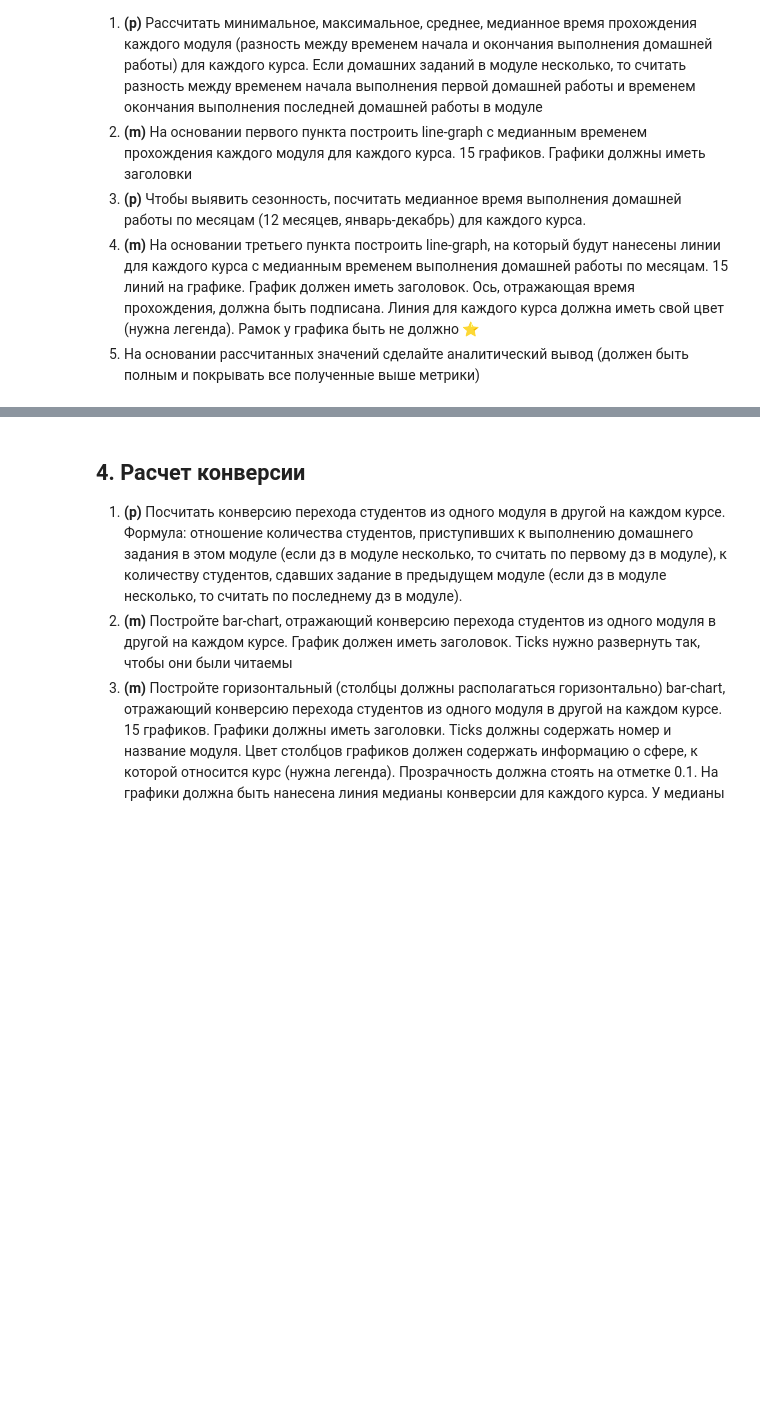
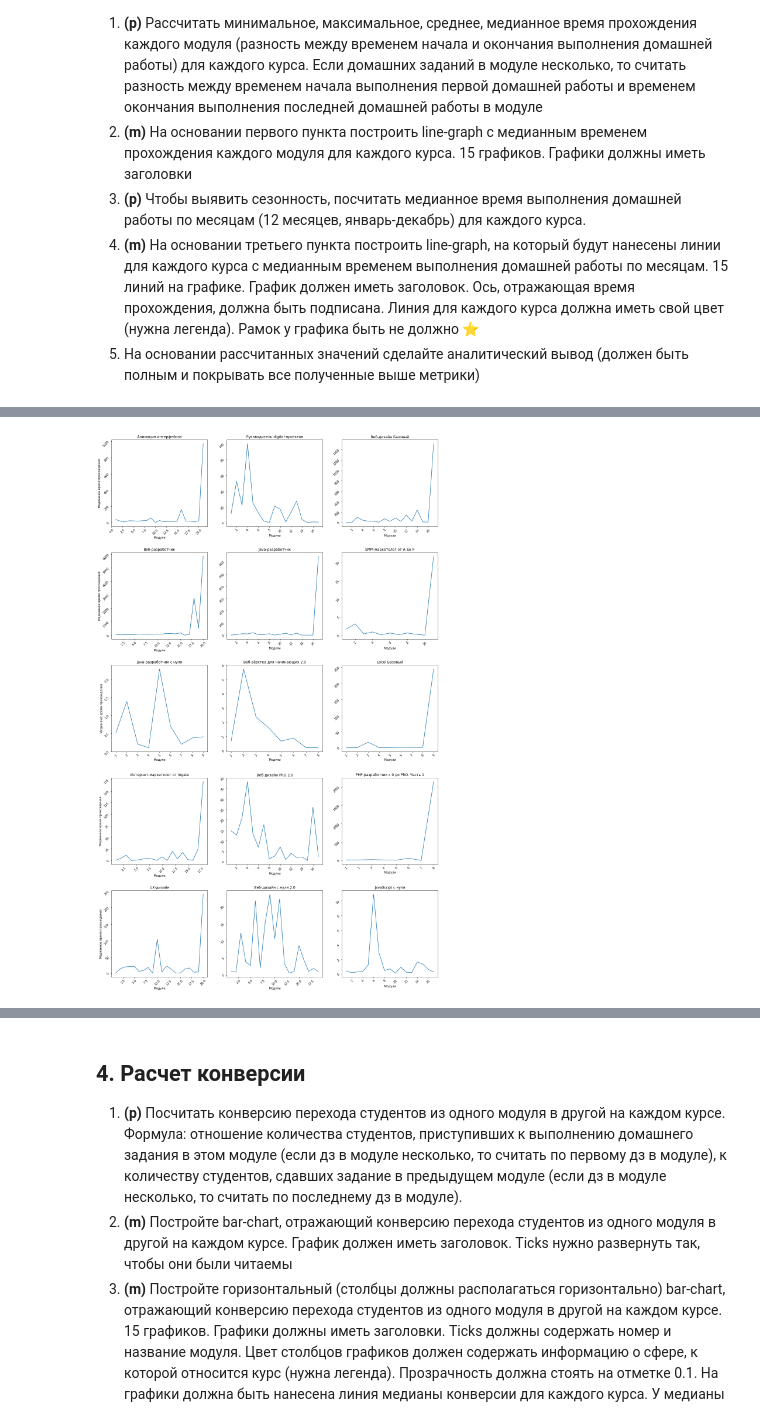
Before and after one commit to Andruxa2102/Study, a Jupyter notebook: Coursework_analytics_1.ipynb, the cells around one changed output, grey strips where cells are left out. Saved outputs shown, nothing was run; the diff lists cells and outputs as text; code cells hidden in the pictures; blank space fills up the shorter version.

```diff
--- a/Coursework_analytics_1.ipynb
+++ b/Coursework_analytics_1.ipynb
@@ -851,2 +841,10 @@ main
 # %%
 ### YOUR CODE HERE ###
+# %%
+temp_df = main[['course_id','title','module_number','module_title','student_id','start_date','finish_date']]
+temp_df['studying_time'] = pd.to_datetime(temp_df.finish_date) - pd.to_datetime(temp_df.start_date)
+temp_df['studying_hours'] = temp_df.studying_time.dt.total_seconds() / 3600
+temp_df = temp_df[temp_df['studying_time'] > pd.Timedelta(minutes=1)]
+
+temp2_df = temp_df.groupby(['course_id','title','module_number','module_title'])['studying_hours']\
+.agg(minimum=min, maximum=max, average=lambda x: x.mean(), mediana=lambda x: x.median())
@@ -852,0 +908,86 @@ main
+# %%
+fig, [[ax0, ax1, ax2], [ax3, ax4, ax5], [ax6, ax7, ax8], [ax9, ax10, ax11], [ax12, ax13, ax14]] \
+= plt.subplots(nrows=5, ncols=3, figsize=(20,20))
+plt.subplots_adjust(left=None, bottom=None, right=None, top=1.4, wspace=None, hspace=.3)
+
+ax0.plot(temp2_df.reset_index()['module_number'][0:21], temp2_df.values[0:21,3])
+ax0.set_ylabel('Медианное время прохождения')
+ax0.set_xlabel('Модули')
+ax0.set_title(temp2_df.reset_index()['title'][0])
+ax0.tick_params(labelrotation=45)
+
+ax1.plot(temp2_df.reset_index()['module_number'][21:38], temp2_df.values[21:38,3])
+ax1.set_xlabel('Модули')
+ax1.set_title(temp2_df.reset_index()['title'][21])
+ax1.tick_params(labelrotation=45)
+
+ax2.plot(temp2_df.reset_index()['module_number'][38:55], temp2_df.values[38:55,3])
+ax2.set_xlabel('Модули')
+ax2.set_title(temp2_df.reset_index()['title'][38])
+ax2.tick_params(labelrotation=45)
+
+ax3.plot(temp2_df.reset_index()['module_number'][55:75], temp2_df.values[55:75,3])
+ax3.set_ylabel('Медианное время прохождения')
+ax3.set_xlabel('Модули')
+ax3.set_title(temp2_df.reset_index()['title'][55])
+ax3.tick_params(labelrotation=45)
+
+ax4.plot(temp2_df.reset_index()['module_number'][75:92], temp2_df.values[75:92,3])
+ax4.set_xlabel('Модули')
+ax4.set_title(temp2_df.reset_index()['title'][75])
+ax4.tick_params(labelrotation=45)
+
+ax5.plot(temp2_df.reset_index()['module_number'][92:103], temp2_df.values[92:103,3])
+ax5.set_xlabel('Модули')
+ax5.set_title(temp2_df.reset_index()['title'][92])
+ax5.tick_params(labelrotation=45)
+
+ax6.plot(temp2_df.reset_index()['module_number'][103:112], temp2_df.values[103:112,3])
+ax6.set_ylabel('Медианное время прохождения')
+ax6.set_xlabel('Модули')
+ax6.set_title(temp2_df.reset_index()['title'][103])
+ax6.tick_params(labelrotation=45)
+
+ax7.plot(temp2_df.reset_index()['module_number'][112:120], temp2_df.values[112:120,3])
+ax7.set_xlabel('Модули')
+ax7.set_title(temp2_df.reset_index()['title'][112])
+ax7.tick_params(labelrotation=45)
+
+ax8.plot(temp2_df.reset_index()['module_number'][120:129], temp2_df.values[120:129,3])
+ax8.set_xlabel('Модули')
+ax8.set_title(temp2_df.reset_index()['title'][120])
+ax8.tick_params(labelrotation=45)
+
+ax9.plot(temp2_df.reset_index()['module_number'][129:147], temp2_df.values[129:147,3])
+ax9.set_xlabel('Модули')
+ax9.set_ylabel('Медианное время прохождения')
+ax9.set_title(temp2_df.reset_index()['title'][129])
+ax9.tick_params(labelrotation=45)
+
+ax10.plot(temp2_df.reset_index()['module_number'][147:164], temp2_df.values[147:164,3])
+ax10.set_xlabel('Модули')
+ax10.set_title(temp2_df.reset_index()['title'][147])
+ax10.tick_params(labelrotation=45)
+
+ax11.plot(temp2_df.reset_index()['module_number'][164:172], temp2_df.values[164:172,3])
+ax11.set_xlabel('Модули')
+ax11.set_title(temp2_df.reset_index()['title'][164])
+ax11.tick_params(labelrotation=45)
+
+ax12.plot(temp2_df.reset_index()['module_number'][172:192], temp2_df.values[172:192,3])
+ax12.set_ylabel('Медианное время прохождения')
+ax12.set_xlabel('Модули')
+ax12.set_title(temp2_df.reset_index()['title'][172])
+ax12.tick_params(labelrotation=45)
+
+ax13.plot(temp2_df.reset_index()['module_number'][192:211], temp2_df.values[192:211,3])
+ax13.set_xlabel('Модули')
+ax13.set_title(temp2_df.reset_index()['title'][192])
+ax13.tick_params(labelrotation=45)
+
+ax14.plot(temp2_df.reset_index()['module_number'][211:228], temp2_df.values[211:228,3])
+ax14.set_xlabel('Модули')
+ax14.set_title(temp2_df.reset_index()['title'][211])
+ax14.tick_params(labelrotation=45)
+;
+# %% [output]
@@ -852,0 +995 @@ main
+[figure, added]
```
Also changed, not shown: parts of 26 cells of this notebook.
